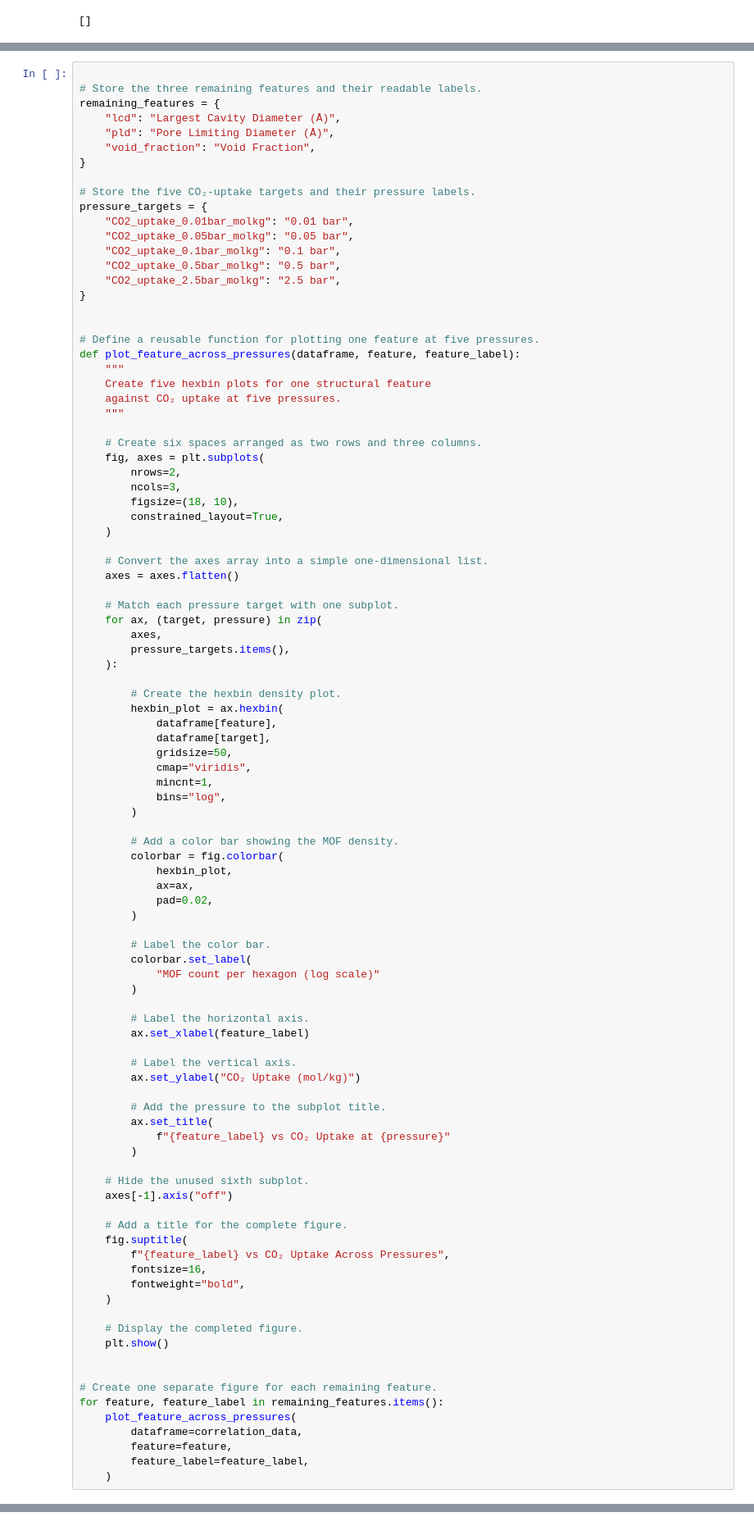
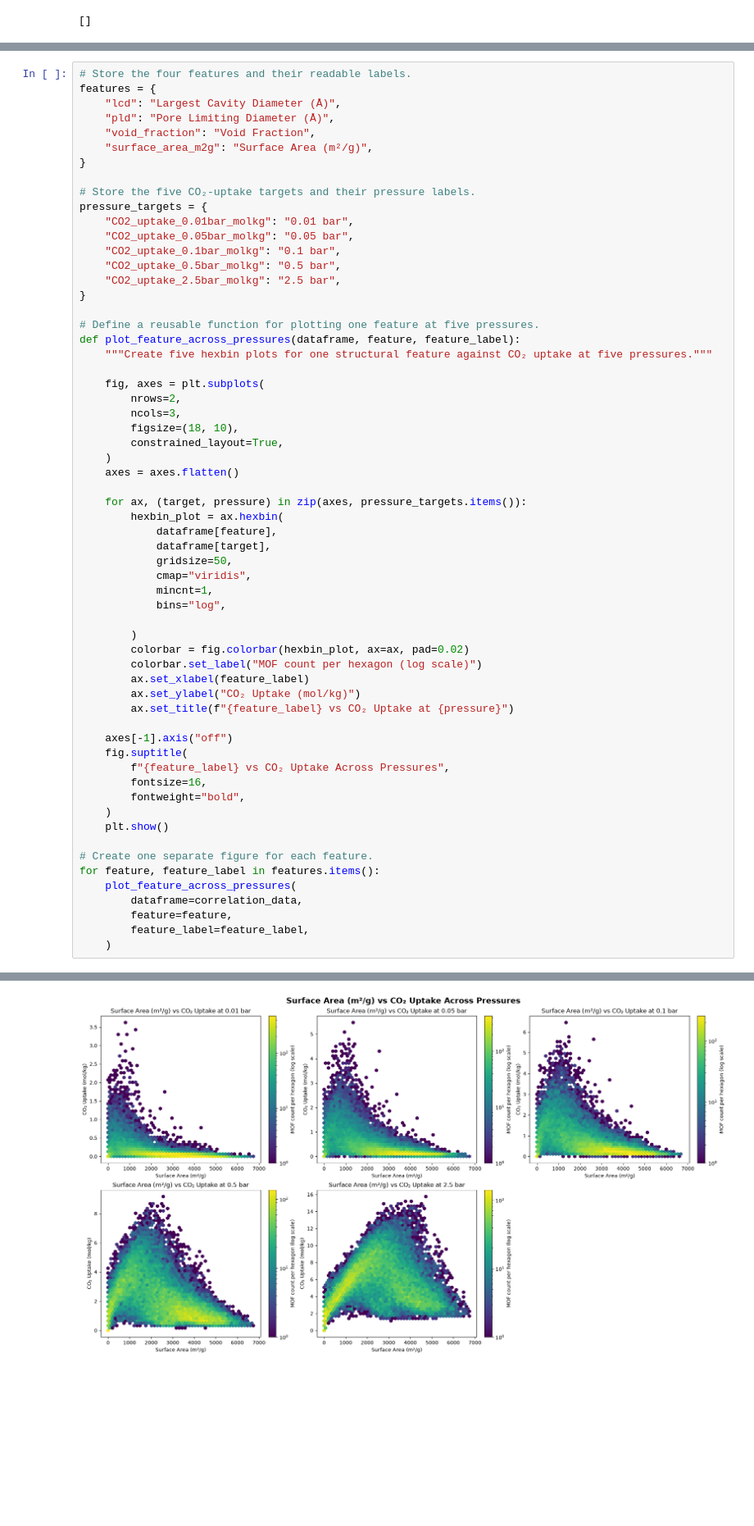
Before and after one commit to rbashiri/mof-co2-adsorption, a Jupyter notebook: notebook/EDA/02_target_feature_exploration.ipynb, the cells around one changed output, grey strips where cells are left out. Shown at 82% size. Saved outputs shown, nothing was run; the diff lists cells and outputs as text; blank space fills up the shorter version.

```diff
--- a/notebook/EDA/02_target_feature_exploration.ipynb
+++ b/notebook/EDA/02_target_feature_exploration.ipynb
@@ -340,10 +292,10 @@ plt.show()
 # %%
-
-# Store the three remaining features and their readable labels.
-remaining_features = {
+# Store the four features and their readable labels.
+features = {
     "lcd": "Largest Cavity Diameter (Å)",
     "pld": "Pore Limiting Diameter (Å)",
     "void_fraction": "Void Fraction",
+    "surface_area_m2g": "Surface Area (m²/g)",
 }
 
 # Store the five CO₂-uptake targets and their pressure labels.
@@ -355,86 +307,51 @@ pressure_targets = {
     "CO2_uptake_2.5bar_molkg": "2.5 bar",
 }
 
-
 # Define a reusable function for plotting one feature at five pressures.
 def plot_feature_across_pressures(dataframe, feature, feature_label):
-    """
-    Create five hexbin plots for one structural feature
-    against CO₂ uptake at five pressures.
-    """
+    """Create five hexbin plots for one structural feature against CO₂ uptake at five pressures."""
 
-    # Create six spaces arranged as two rows and three columns.
     fig, axes = plt.subplots(
         nrows=2,
         ncols=3,
         figsize=(18, 10),
         constrained_layout=True,
     )
-
-    # Convert the axes array into a simple one-dimensional list.
     axes = axes.flatten()
 
-    # Match each pressure target with one subplot.
-    for ax, (target, pressure) in zip(
-        axes,
-        pressure_targets.items(),
-    ):
-
-        # Create the hexbin density plot.
+    for ax, (target, pressure) in zip(axes, pressure_targets.items()):
         hexbin_plot = ax.hexbin(
             dataframe[feature],
             dataframe[target],
             gridsize=50,
             cmap="viridis",
             mincnt=1,
             bins="log",
+
         )
+        colorbar = fig.colorbar(hexbin_plot, ax=ax, pad=0.02)
+        colorbar.set_label("MOF count per hexagon (log scale)")
+        ax.set_xlabel(feature_label)
+        ax.set_ylabel("CO₂ Uptake (mol/kg)")
+        ax.set_title(f"{feature_label} vs CO₂ Uptake at {pressure}")
 
-        # Add a color bar showing the MOF density.
-        colorbar = fig.colorbar(
-            hexbin_plot,
-            ax=ax,
-            pad=0.02,
-        )
-
-        # Label the color bar.
-        colorbar.set_label(
-            "MOF count per hexagon (log scale)"
-        )
-
-        # Label the horizontal axis.
-        ax.set_xlabel(feature_label)
-
-        # Label the vertical axis.
-        ax.set_ylabel("CO₂ Uptake (mol/kg)")
-
-        # Add the pressure to the subplot title.
-        ax.set_title(
-            f"{feature_label} vs CO₂ Uptake at {pressure}"
-        )
-
-    # Hide the unused sixth subplot.
     axes[-1].axis("off")
-
-    # Add a title for the complete figure.
     fig.suptitle(
         f"{feature_label} vs CO₂ Uptake Across Pressures",
         fontsize=16,
         fontweight="bold",
     )
-
-    # Display the completed figure.
     plt.show()
 
-
-# Create one separate figure for each remaining feature.
-for feature, feature_label in remaining_features.items():
+# Create one separate figure for each feature.
+for feature, feature_label in features.items():
     plot_feature_across_pressures(
         dataframe=correlation_data,
         feature=feature,
         feature_label=feature_label,
     )
 # %% [output]
 [figure]
 [figure]
 [figure]
+[figure, added]
```
Also changed, not shown: parts of 9 cells of this notebook.
